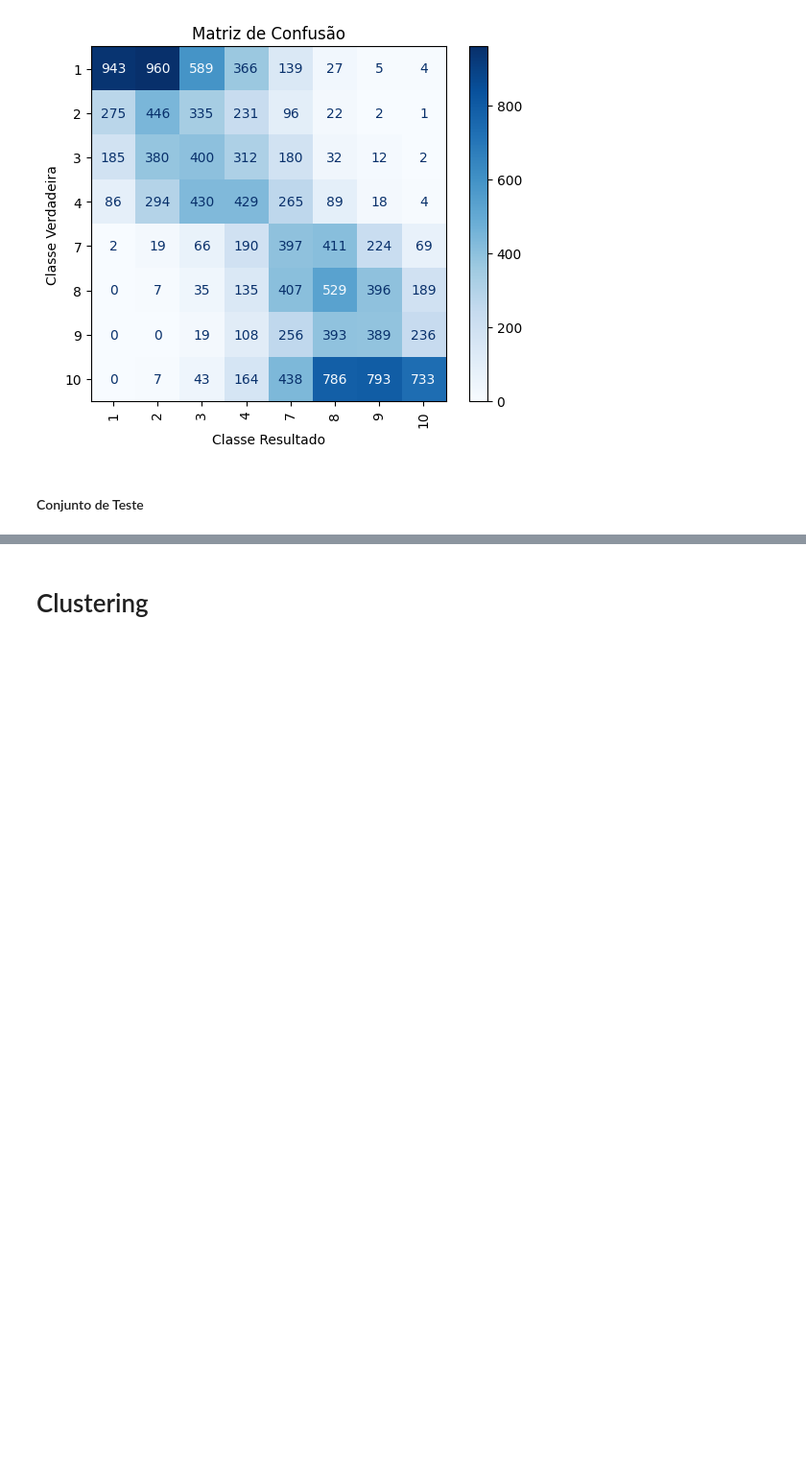
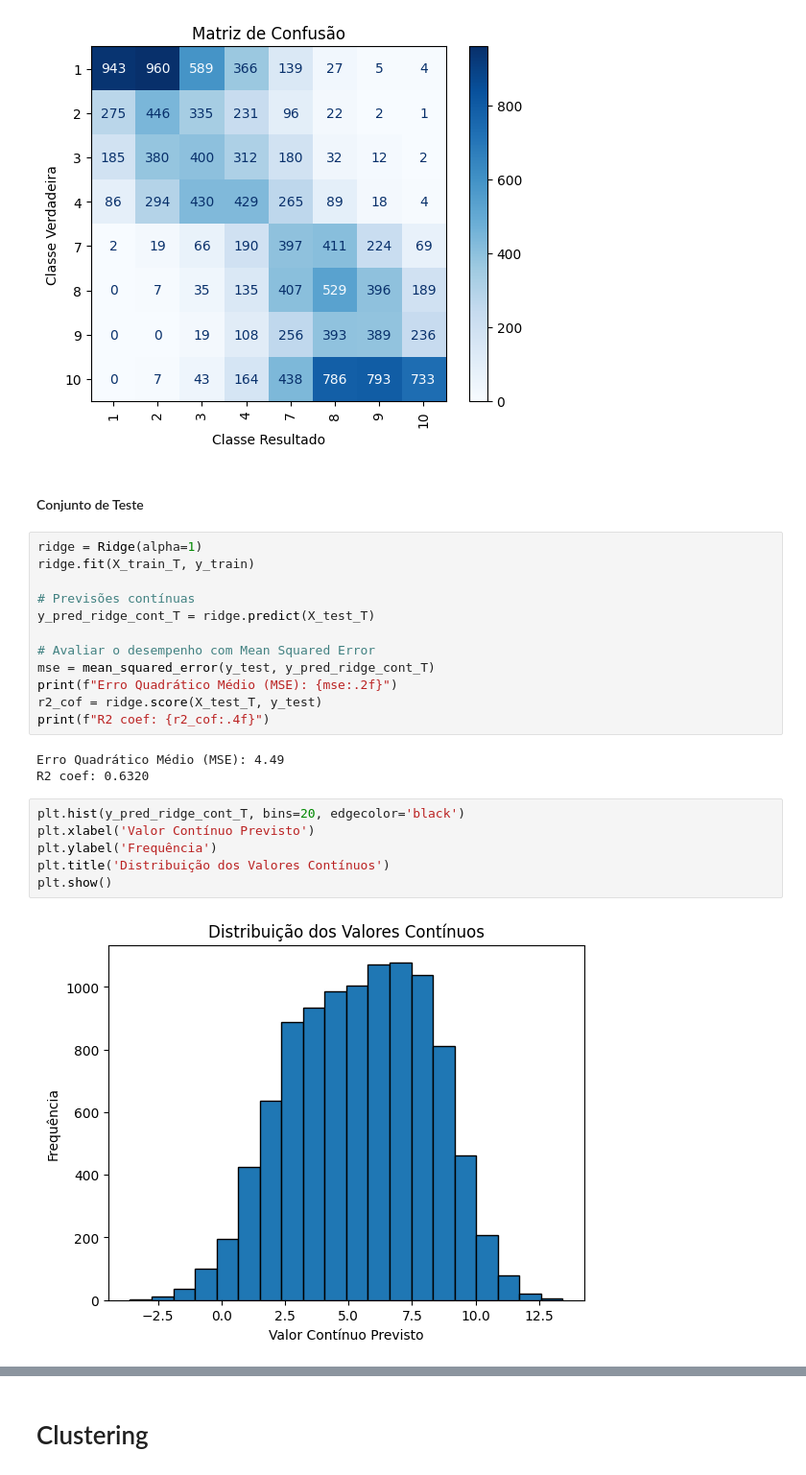
Before and after one commit to RafaelAlexDias/AA, a Jupyter notebook: TP2/A50735A50773A50801TP2.ipynb, the cells around one changed output, grey strips where cells are left out. Shown at 96% size. Drawn from its saved outputs; the diff is of its cells as text; blank space fills up the shorter version.

```diff
--- a/TP2/A50735A50773A50801TP2.ipynb
+++ b/TP2/A50735A50773A50801TP2.ipynb
@@ -547,3 +594,26 @@ plt.show()
 [figure]
 # %% [markdown]
 #### Conjunto de Teste
+# %%
+ridge = Ridge(alpha=1)
+ridge.fit(X_train_T, y_train)
+
+# Previsões contínuas
+y_pred_ridge_cont_T = ridge.predict(X_test_T)
+
+# Avaliar o desempenho com Mean Squared Error
+mse = mean_squared_error(y_test, y_pred_ridge_cont_T)
+print(f"Erro Quadrático Médio (MSE): {mse:.2f}")
+r2_cof = ridge.score(X_test_T, y_test)
+print(f"R2 coef: {r2_cof:.4f}")
+# %% [output]
+Erro Quadrático Médio (MSE): 4.49
+R2 coef: 0.6320
+# %%
+plt.hist(y_pred_ridge_cont_T, bins=20, edgecolor='black')
+plt.xlabel('Valor Contínuo Previsto')
+plt.ylabel('Frequência')
+plt.title('Distribuição dos Valores Contínuos')
+plt.show()
+# %% [output]
+[figure, added]
```
Also changed, not shown: parts of 9 cells of this notebook.
